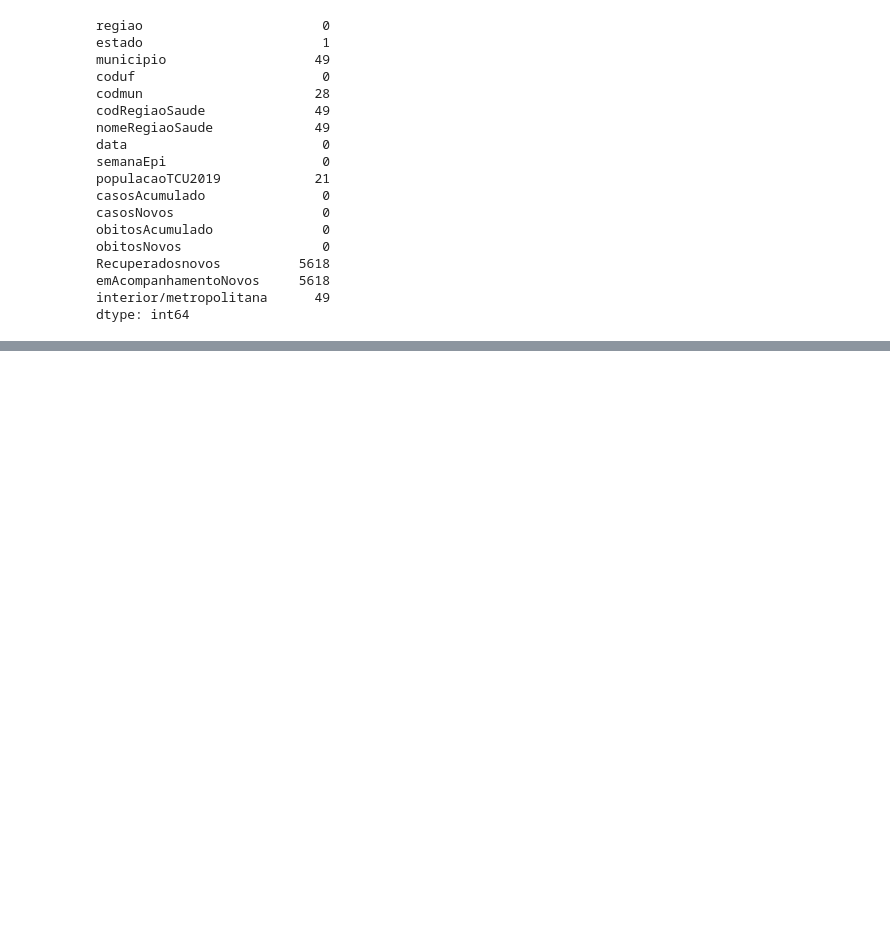
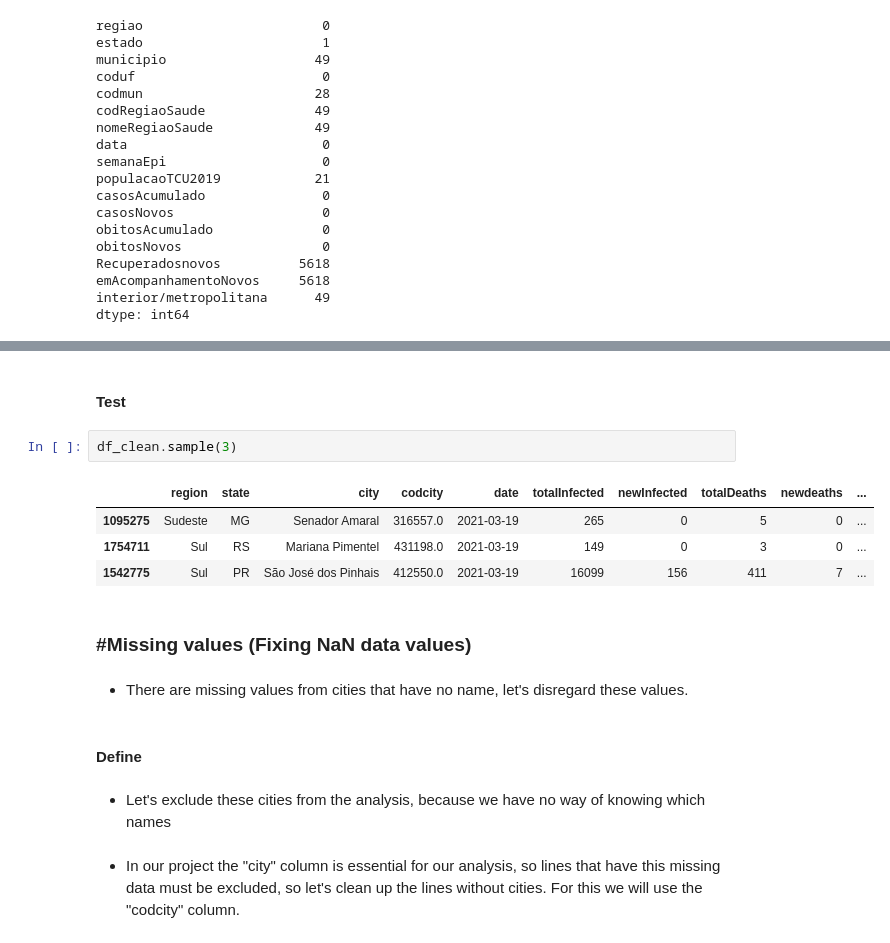
Before and after one commit to romulloferreira/BrazilCovid19_DataAnalysis, a Jupyter notebook: BrazilCovid19_DataAnalysis.ipynb, the cells around one changed output, grey strips where cells are left out. Saved outputs shown, nothing was run; the diff lists cells and outputs as text; blank space fills up the shorter version.

```diff
--- a/BrazilCovid19_DataAnalysis.ipynb
+++ b/BrazilCovid19_DataAnalysis.ipynb
@@ -168,0 +234,19 @@ dtype: int64
+# %% [markdown]
+#### Test
+# %%
+df_clean.sample(3)
+# %% [output]
+|  | region | state | city | codcity | date | totalInfected | newInfected | totalDeaths | newdeaths | ... |
+| 1095275 | Sudeste | MG | Senador Amaral | 316557.0 | 2021-03-19 | 265 | 0 | 5 | 0 | ... |
+| 1754711 | Sul | RS | Mariana Pimentel | 431198.0 | 2021-03-19 | 149 | 0 | 3 | 0 | ... |
+| 1542775 | Sul | PR | São José dos Pinhais | 412550.0 | 2021-03-19 | 16099 | 156 | 411 | 7 | ... |
+# %% [markdown]
+### #Missing values (Fixing NaN data values)
+# %% [markdown]
+* There are missing values from cities that have no name, let's disregard these values.
+# %% [markdown]
+#### Define
+# %% [markdown]
+* Let's exclude these cities from the analysis, because we have no way of knowing which names
+# %% [markdown]
+* In our project the "city" column is essential for our analysis, so lines that have this missing data must be excluded, so let's clean up the lines without cities. For this we will use the "codcity" column.
```
Also changed, not shown: parts of 40 cells of this notebook.
